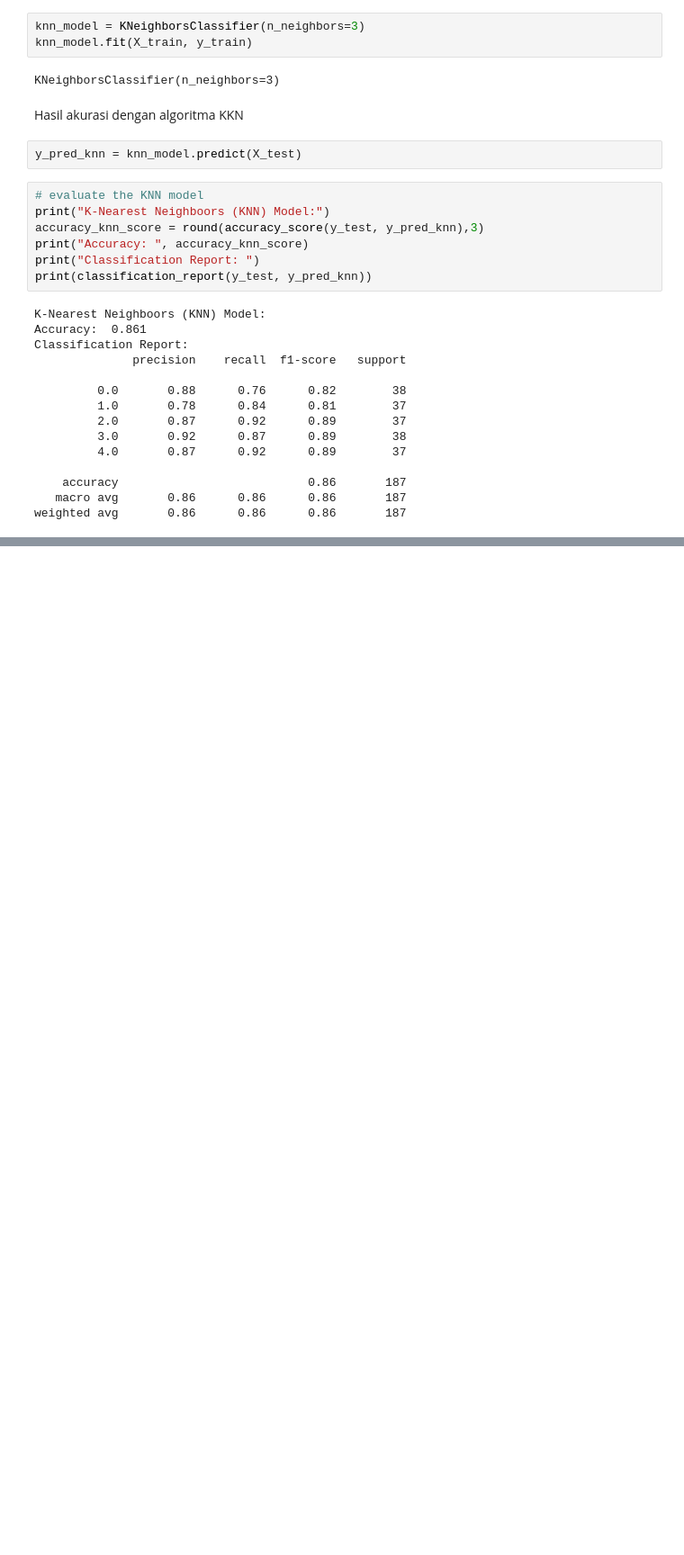
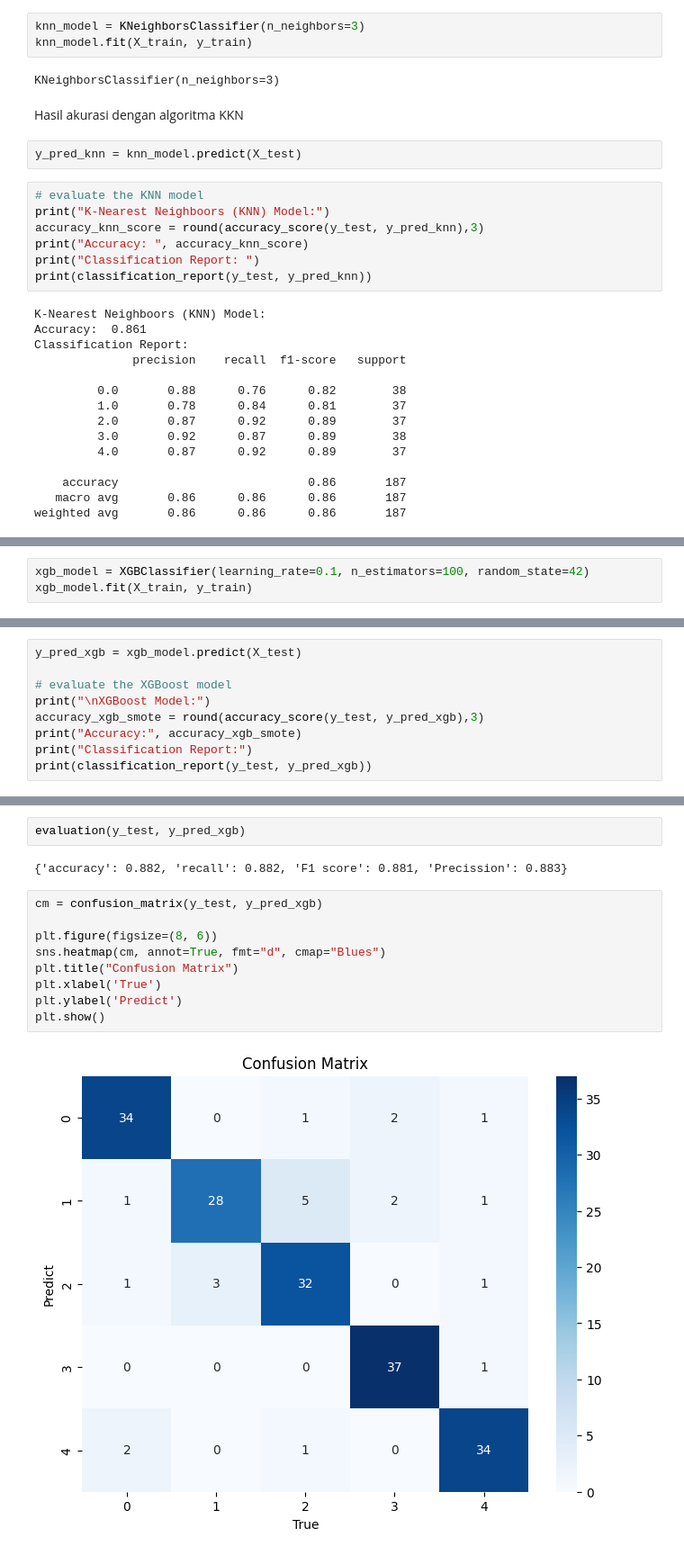
Before and after one commit to Anthopyta/DC, a Jupyter notebook: Hungarian.ipynb, the cells around one changed output, grey strips where cells are left out. Shown at 90% size. Saved outputs shown, nothing was run; the diff lists cells and outputs as text; blank space fills up the shorter version.

```diff
--- a/Hungarian.ipynb
+++ b/Hungarian.ipynb
@@ -637,0 +715,3 @@ weighted avg       0.86      0.86      0.86       187
+# %%
+xgb_model = XGBClassifier(learning_rate=0.1, n_estimators=100, random_state=42)
+xgb_model.fit(X_train, y_train)
@@ -637,0 +730,9 @@ weighted avg       0.86      0.86      0.86       187
+# %%
+y_pred_xgb = xgb_model.predict(X_test)
+
+# evaluate the XGBoost model
+print("\nXGBoost Model:")
+accuracy_xgb_smote = round(accuracy_score(y_test, y_pred_xgb),3)
+print("Accuracy:", accuracy_xgb_smote)
+print("Classification Report:")
+print(classification_report(y_test, y_pred_xgb))
@@ -637,0 +754,15 @@ weighted avg       0.86      0.86      0.86       187
+# %%
+evaluation(y_test, y_pred_xgb)
+# %% [output]
+{'accuracy': 0.882, 'recall': 0.882, 'F1 score': 0.881, 'Precission': 0.883}
+# %%
+cm = confusion_matrix(y_test, y_pred_xgb)
+
+plt.figure(figsize=(8, 6))
+sns.heatmap(cm, annot=True, fmt="d", cmap="Blues")
+plt.title("Confusion Matrix")
+plt.xlabel('True')
+plt.ylabel('Predict')
+plt.show()
+# %% [output]
+[figure, added]
```
Also changed, not shown: parts of 49 cells of this notebook.
